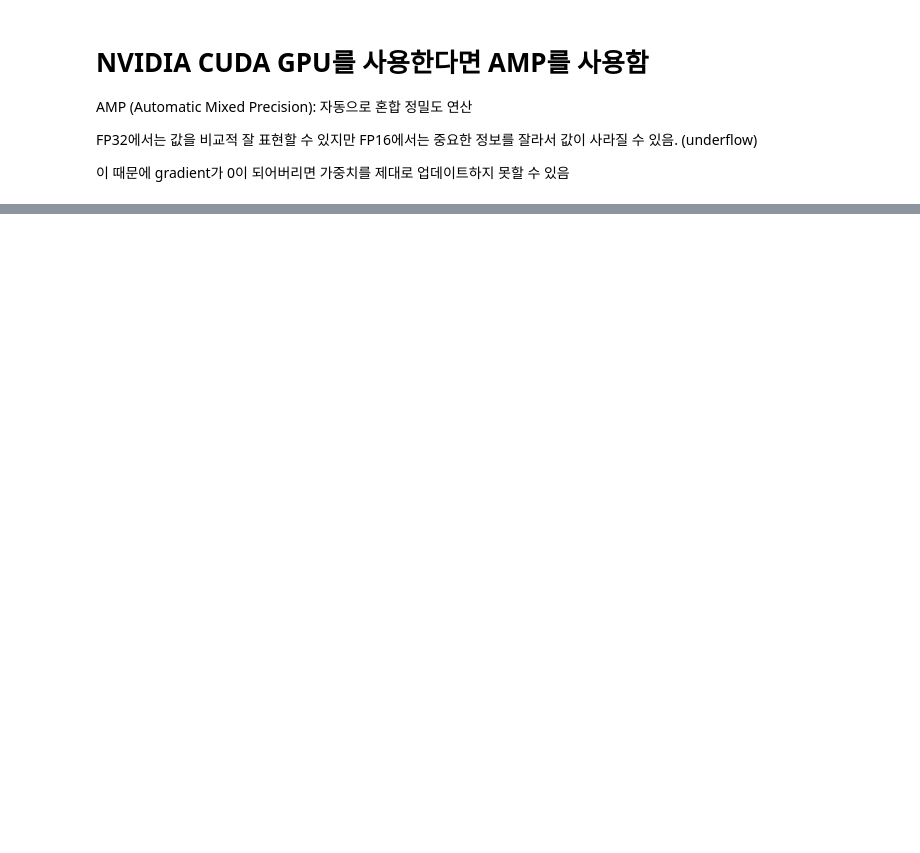
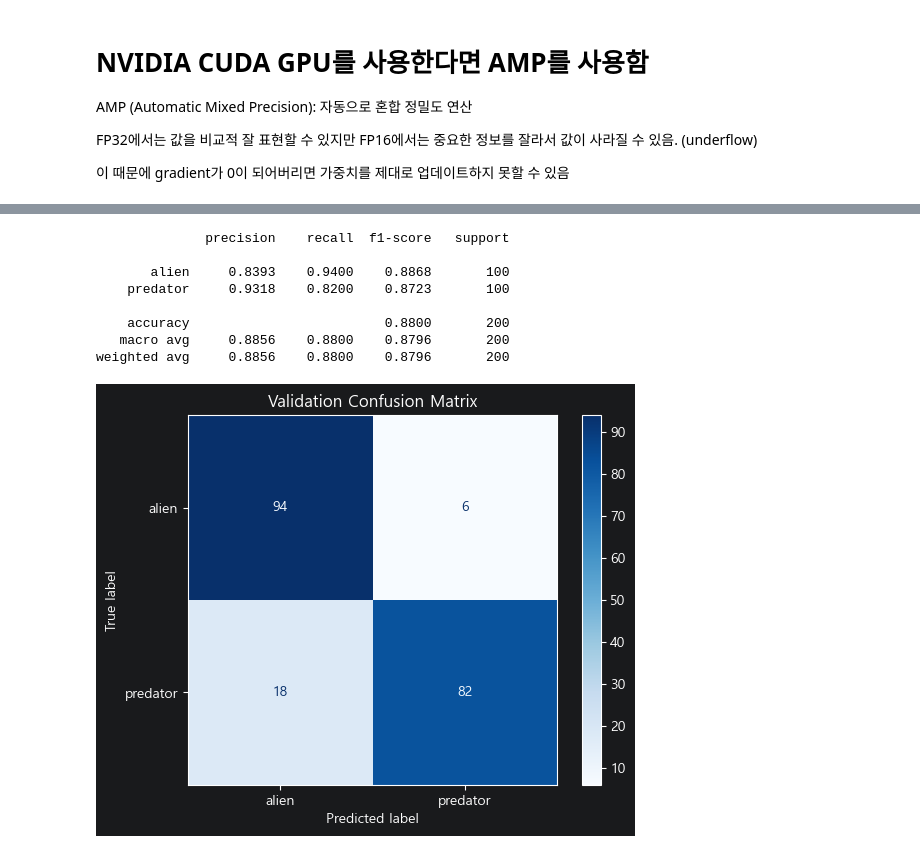
Before and after one commit to hurwan0629/lang-chain-KDT, a Jupyter notebook: workspace/python/14_scikit_learn/30_alien_predetor.ipynb, the cells around one changed output, grey strips where cells are left out. Saved outputs shown, nothing was run; the diff lists cells and outputs as text; code cells hidden in the pictures; blank space fills up the shorter version.

```diff
--- a/workspace/python/14_scikit_learn/30_alien_predetor.ipynb
+++ b/workspace/python/14_scikit_learn/30_alien_predetor.ipynb
@@ -240,0 +242,3 @@ len([i for i in model.parameters()])
+# %%
+for name, m in model.named_modules():
+    print(name)
@@ -321,0 +650,42 @@ def run_epoch(model, loader, criterion, device, optimizer=None):
+# %%
+all_labels = []
+all_predictions = []
+
+model.eval()
+with torch.inference_mode():
+    for images, labels in dataloaders["validation"]:
+        images = images.to(DEVICE, non_blocking=PIN_MEMORY)
+        logits = model(images)
+
+        probabilities = torch.sigmoid(logits).squeeze(1)
+        predictions = (probabilities >= 0.5).long().cpu()
+
+        all_labels.extend(labels.tolist())
+        all_predictions.extend(predictions.tolist())
+
+print(classification_report(
+    all_labels,
+    all_predictions,
+    target_names=class_names,
+    digits=4,
+    zero_division=0
+))
+
+ConfusionMatrixDisplay.from_predictions(
+    all_labels,
+    all_predictions,
+    display_labels=class_names,
+    cmap="Blues")
+
+plt.title("Validation Confusion Matrix")
+plt.show()
+# %% [output]
+              precision    recall  f1-score   support
+
+       alien     0.8393    0.9400    0.8868       100
+    predator     0.9318    0.8200    0.8723       100
+
+    accuracy                         0.8800       200
+   macro avg     0.8856    0.8800    0.8796       200
+weighted avg     0.8856    0.8800    0.8796       200
+[figure, added]
```
Also changed, not shown: parts of 26 cells of this notebook, 39 other files.
